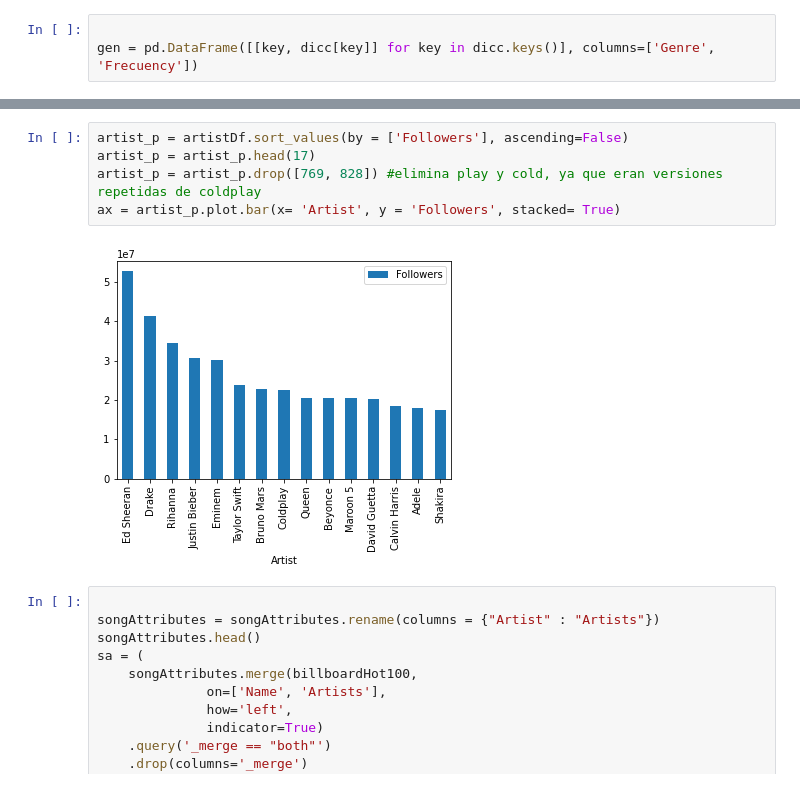
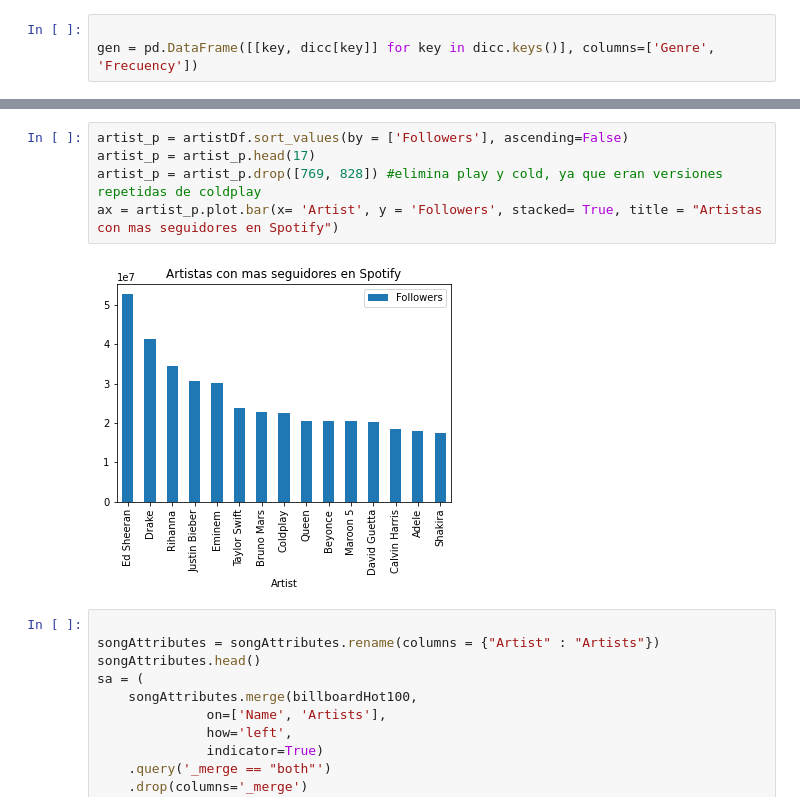
Before and after one commit to Litr0/Proyecto-Mineria, a Jupyter notebook: Hito1.ipynb, the cells around one changed output, grey strips where cells are left out. Saved outputs shown, nothing was run; the diff lists cells and outputs as text.

```diff
--- a/Hito1.ipynb
+++ b/Hito1.ipynb
@@ -75,10 +72,10 @@ ax = gen2.plot.bar(x='Genre', y = 'Frecuency', stacked=True)
 # %%
 artist_p = artistDf.sort_values(by = ['Followers'], ascending=False)
 artist_p = artist_p.head(17)
 artist_p = artist_p.drop([769, 828]) #elimina play y cold, ya que eran versiones repetidas de coldplay
-ax = artist_p.plot.bar(x= 'Artist', y = 'Followers', stacked= True)
+ax = artist_p.plot.bar(x= 'Artist', y = 'Followers', stacked= True, title = "Artistas con mas seguidores en Spotify")
 # %% [output]
-[figure, old version]
+[figure, new version]
 # %%
 
 songAttributes = songAttributes.rename(columns = {"Artist" : "Artists"})
```
Also changed, not shown: parts of 2 cells of this notebook.
